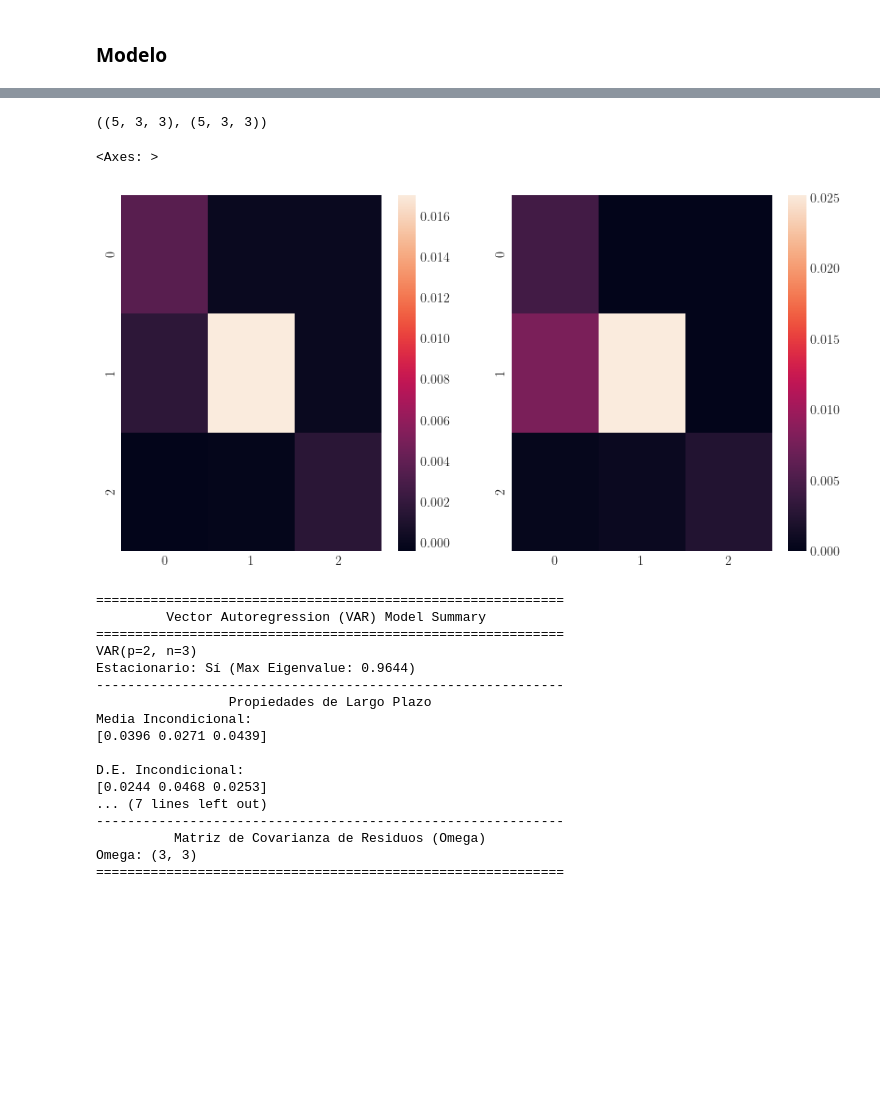
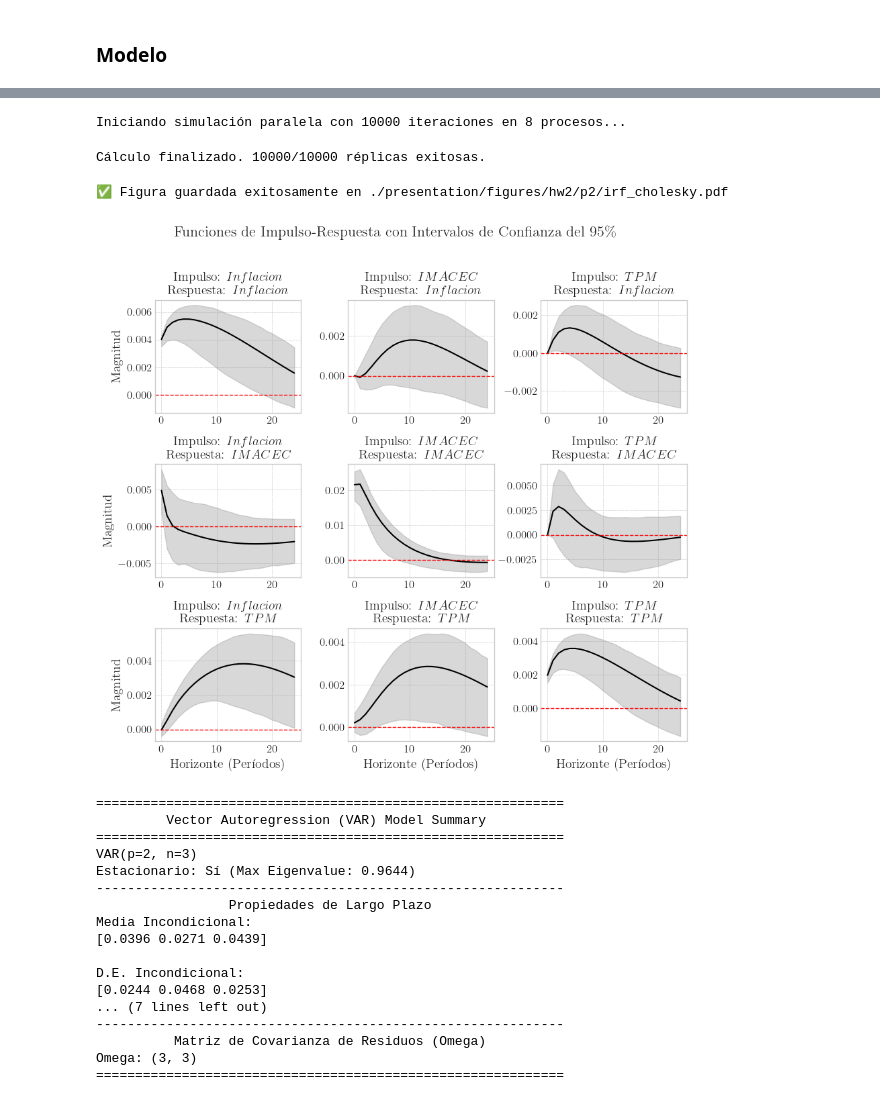
Before and after one commit to ensta630team/HW2, a Jupyter notebook: presentation/notebooks/hw_2/problema_1.ipynb, the cells around one changed output, grey strips where cells are left out. Drawn from its saved outputs; the diff is of its cells as text; code cells hidden in the pictures; blank space fills up the shorter version.

```diff
--- a/presentation/notebooks/hw_2/problema_1.ipynb
+++ b/presentation/notebooks/hw_2/problema_1.ipynb
@@ -52,19 +81,31 @@ np.False_
 # %%
-IRF_low, IRF_up = bootstrap_IRF_intervals(X,
-                                          p,
-                                          H=5, n_boot=1000, alpha=0.05)
+# 2. Define la función que extrae la estadística
+get_irf_fn = lambda m: m.get_irf(H=24, method='cholesky')
+
+# 3. Ejecuta el bootstrap PARALELIZADO
+irf_point, irf_lower, irf_upper = run_bootstrap_mp(
+    fitted_var=model,
+    statistic_fn=get_irf_fn,
+    n_replications=10000, # Ahora puedes subir el número de réplicas!
+    confidence_level=0.95,
+    n_jobs=-1 # Usa todos los cores disponibles
+)
+# %% [output]
+Iniciando simulación paralela con 10000 iteraciones en 8 procesos...
+Cálculo finalizado. 10000/10000 réplicas exitosas.
 # %%
-IRF_low.shape, IRF_up.shape
+fig, axes = plt.subplots(3, 3, figsize=(9,9))
+fig, axes = plots.plot_irf_with_confidence_bands(
+    irf_point_estimate=irf_point,
+    irf_lower_band=irf_lower,
+    irf_upper_band=irf_upper,
+    variable_names=['Inflacion', 'IMACEC', 'TPM'],
+    axes=axes, fig=fig
+)
+save_figure(fig, './presentation/figures/hw2/p2/irf_cholesky.pdf')
 # %% [output]
-((5, 3, 3), (5, 3, 3))
+✅ Figura guardada exitosamente en ./presentation/figures/hw2/p2/irf_cholesky.pdf
+[figure, added]
-# %%
-import seaborn as sns
-fig, axes = plt.subplots(1, 2, figsize=(10, 5))
-sns.heatmap(IRF_low[0], ax=axes[0])
-sns.heatmap(IRF_up[0], ax=axes[1])
-# %% [output]
-<Axes: >
-[figure, removed]
 # %%
 err = model.fit(X)
 model._is_stationary()
```
Also changed, not shown: parts of 8 cells of this notebook, 8 other files.
